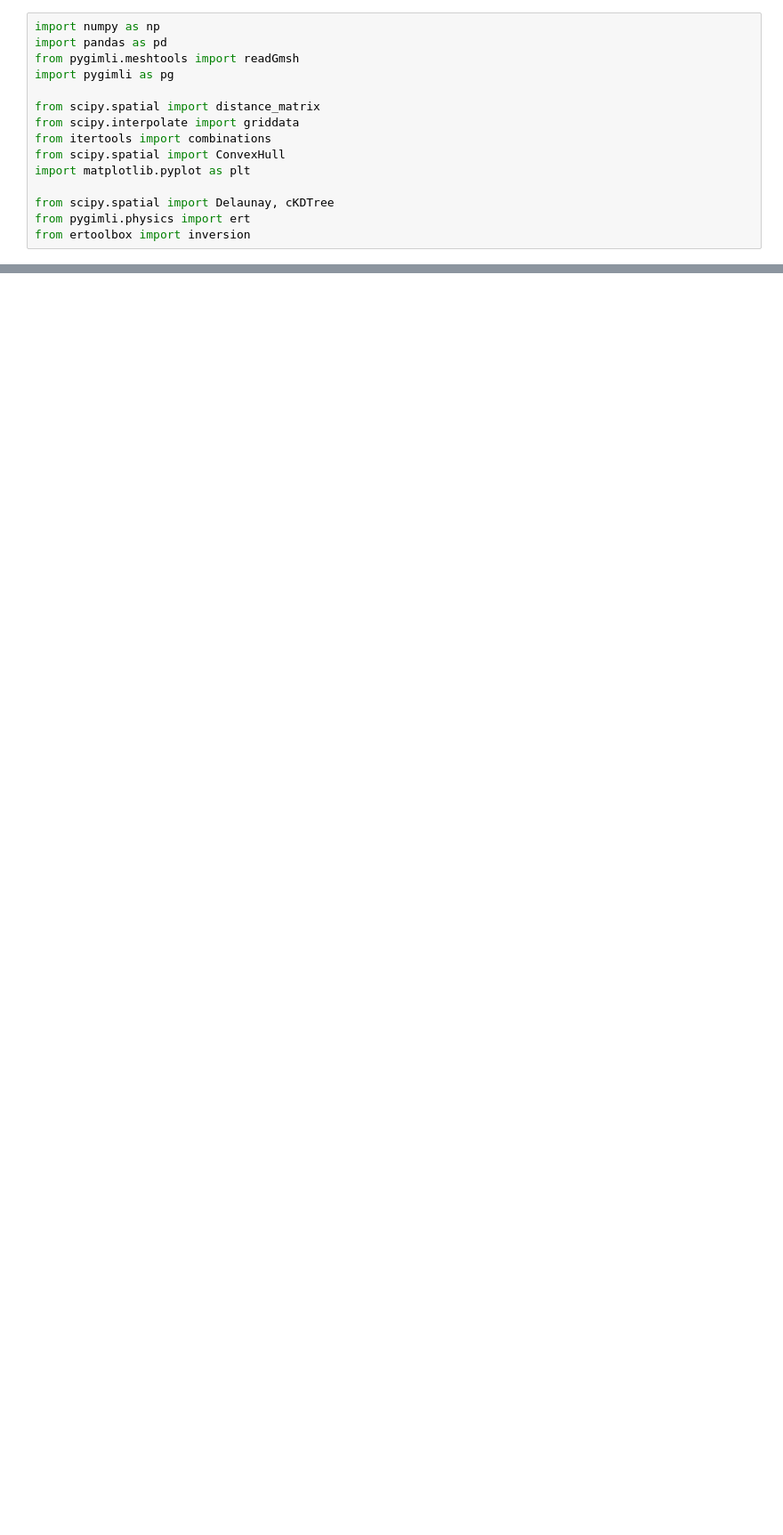
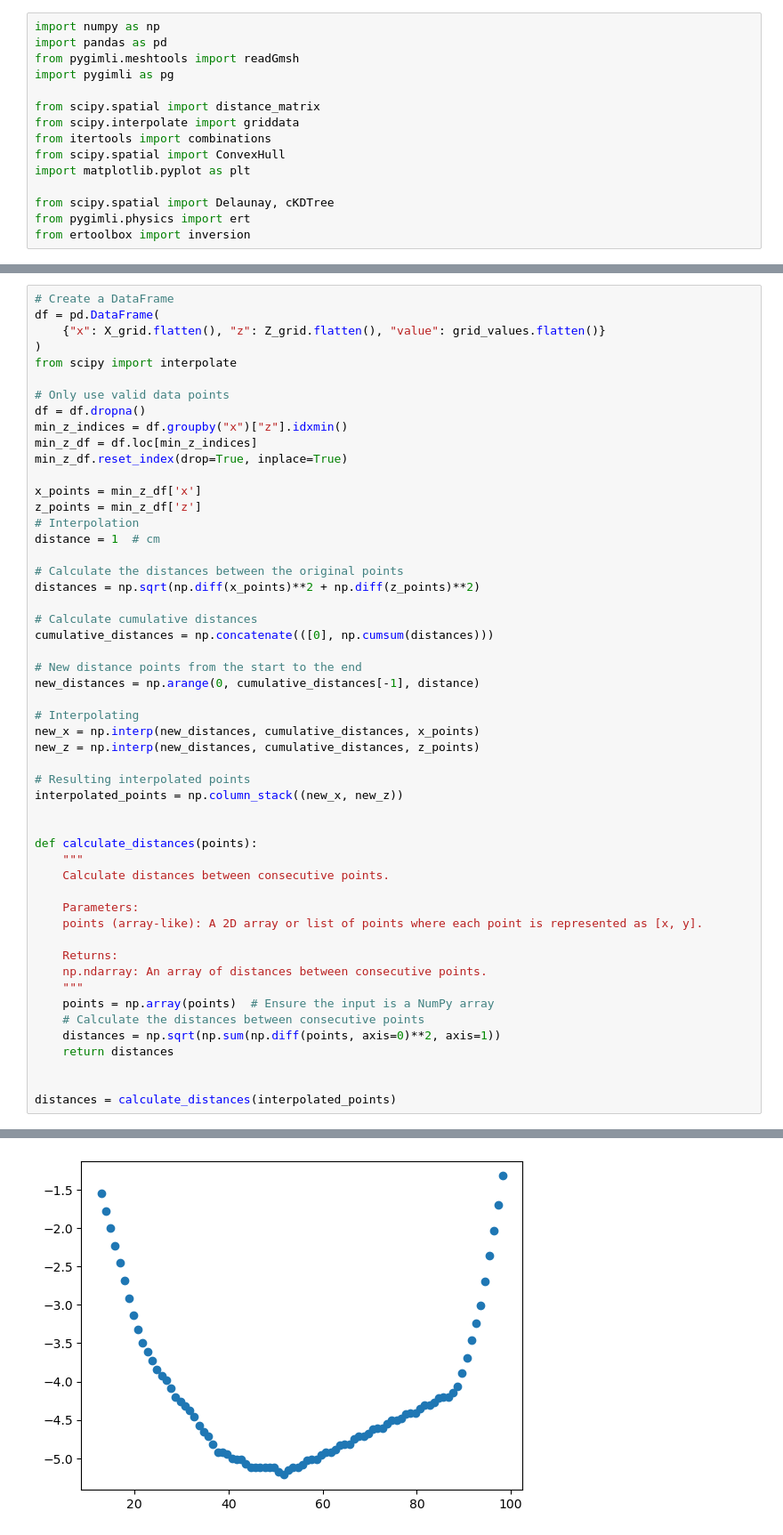
Before and after one commit to Deltares-research/SaltSimulator, a Jupyter notebook: notebooks/kornwerderzand.ipynb, the cells around one changed output, grey strips where cells are left out. Shown at 89% size. Saved outputs shown, nothing was run; the diff lists cells and outputs as text; blank space fills up the shorter version.

```diff
--- a/notebooks/kornwerderzand.ipynb
+++ b/notebooks/kornwerderzand.ipynb
@@ -77,0 +81,53 @@ plt.show()
+# %%
+# Create a DataFrame
+df = pd.DataFrame(
+    {"x": X_grid.flatten(), "z": Z_grid.flatten(), "value": grid_values.flatten()}
+)
+from scipy import interpolate
+
+# Only use valid data points
+df = df.dropna()
+min_z_indices = df.groupby("x")["z"].idxmin()
+min_z_df = df.loc[min_z_indices]
+min_z_df.reset_index(drop=True, inplace=True)
+
+x_points = min_z_df['x']
+z_points = min_z_df['z']
+# Interpolation
+distance = 1  # cm
+
+# Calculate the distances between the original points
+distances = np.sqrt(np.diff(x_points)**2 + np.diff(z_points)**2)
+
+# Calculate cumulative distances
+cumulative_distances = np.concatenate(([0], np.cumsum(distances)))
+
+# New distance points from the start to the end
+new_distances = np.arange(0, cumulative_distances[-1], distance)
+
+# Interpolating
+new_x = np.interp(new_distances, cumulative_distances, x_points)
+new_z = np.interp(new_distances, cumulative_distances, z_points)
+
+# Resulting interpolated points
+interpolated_points = np.column_stack((new_x, new_z))
+
+
+def calculate_distances(points):
+    """
+    Calculate distances between consecutive points.
+
+    Parameters:
+    points (array-like): A 2D array or list of points where each point is represented as [x, y].
+
+    Returns:
+    np.ndarray: An array of distances between consecutive points.
+    """
+    points = np.array(points)  # Ensure the input is a NumPy array
+    # Calculate the distances between consecutive points
+    distances = np.sqrt(np.sum(np.diff(points, axis=0)**2, axis=1))
+    return distances
+
+
+distances = calculate_distances(interpolated_points)
+# %% [output]
@@ -78,3 +149,4 @@ plt.show()
+[figure, added]
 # %%
 # Create 2D Pygimli  mesh
 mesh = pg.Mesh(2)
```
Also changed, not shown: parts of 5 cells of this notebook, 25 other files.
